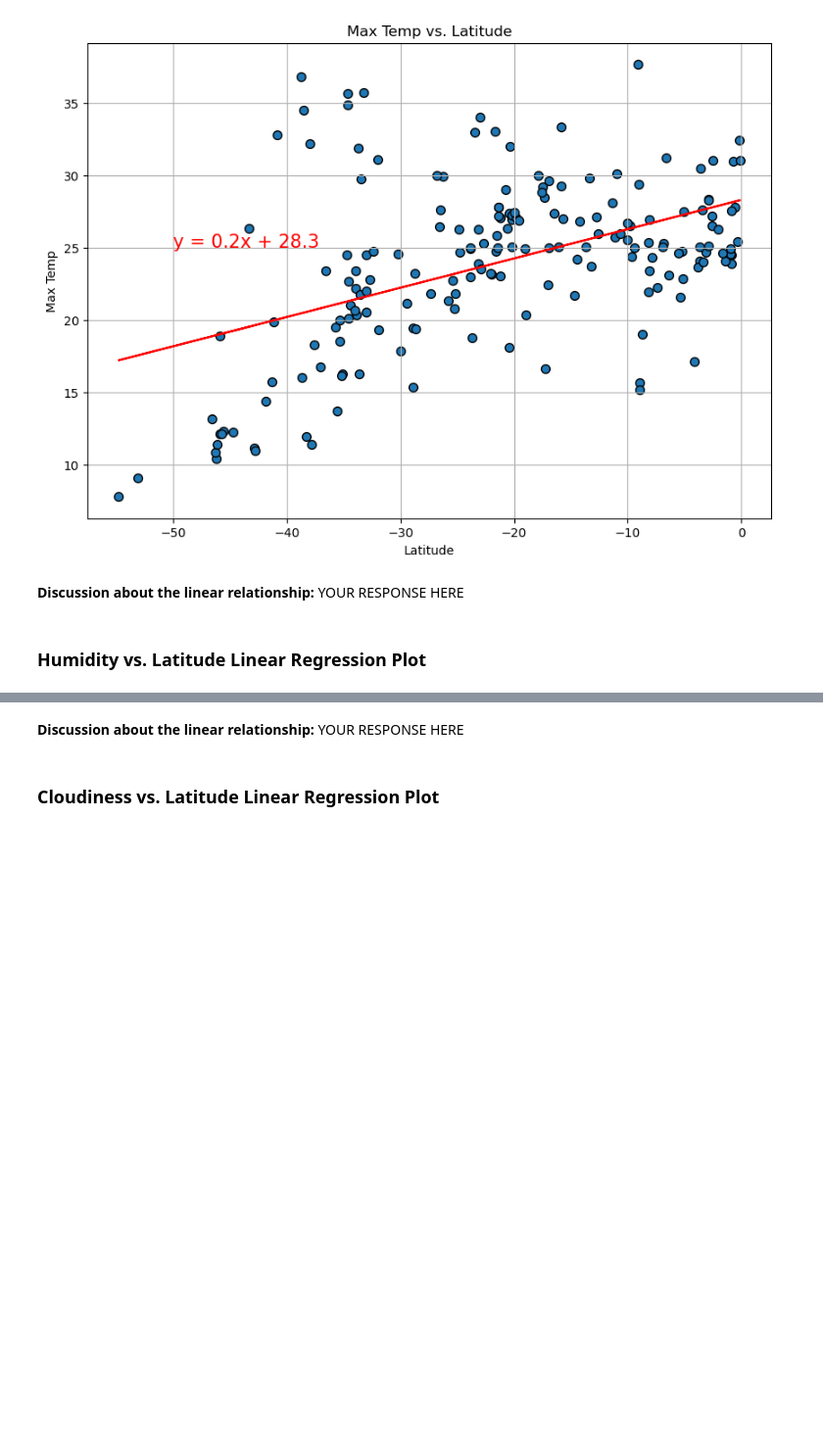
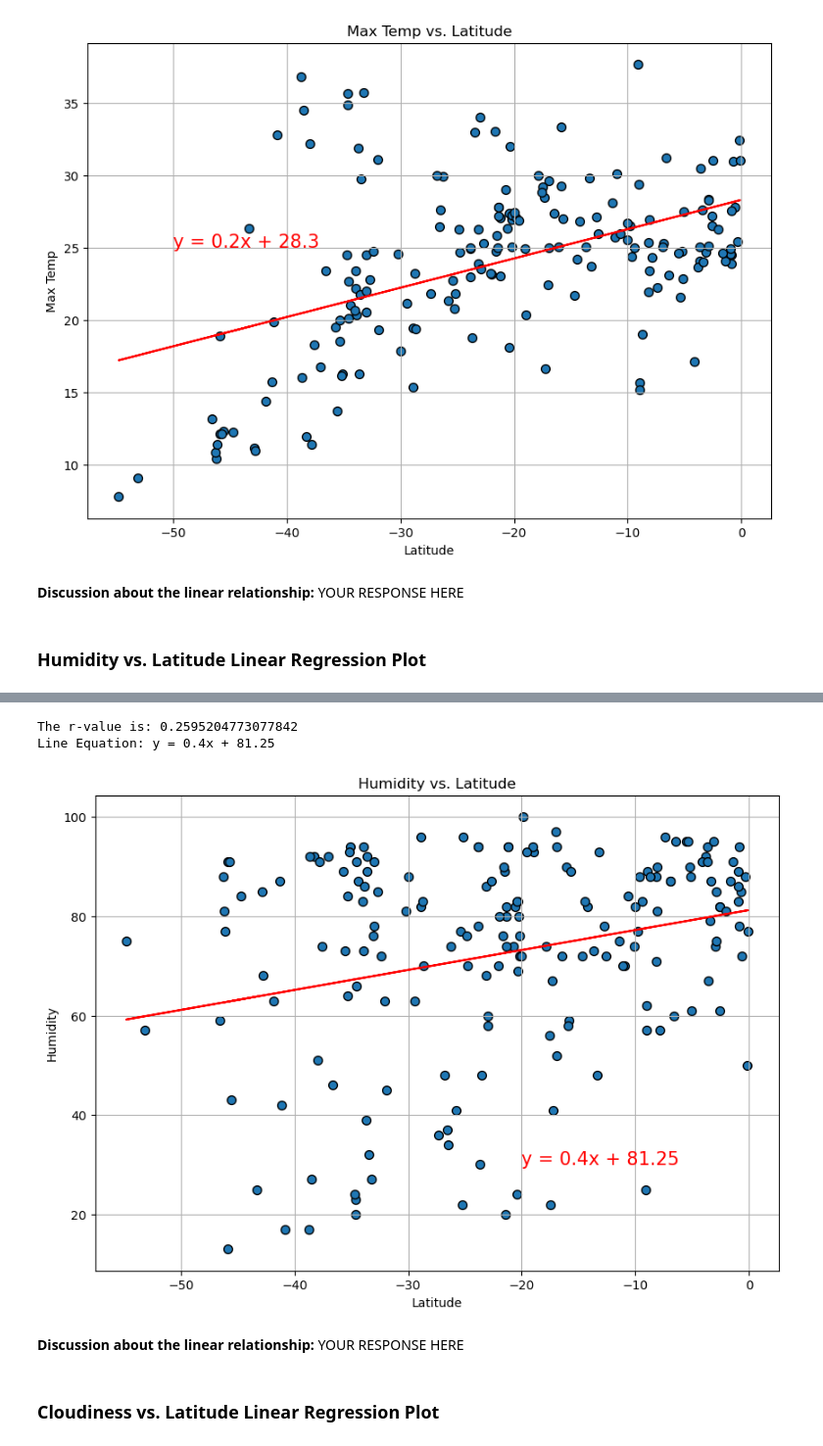
Before and after one commit to spmims/python-api-challenge, a Jupyter notebook: WeatherPy/starter_code/WeatherPy.ipynb, the cells around one changed output, grey strips where cells are left out. Shown at 98% size. Cells and saved outputs as stored; diff of their text form; code cells hidden in the pictures; blank space fills up the shorter version.

```diff
--- a/WeatherPy/starter_code/WeatherPy.ipynb
+++ b/WeatherPy/starter_code/WeatherPy.ipynb
@@ -348,3 +343,10 @@ The r-value is: 0.0002808747046324607
+# %%
+# Southern Hemisphere
+lin_reg_plot(southern_hemi_df, "Lat", "Humidity", (-20, 30))
+# %% [output]
+The r-value is: 0.2595204773077842
+Line Equation: y = 0.4x + 81.25
+[figure, added]
 # %% [markdown]
 **Discussion about the linear relationship:** YOUR RESPONSE HERE
 # %% [markdown]
```
Also changed, not shown: parts of 11 cells of this notebook.
